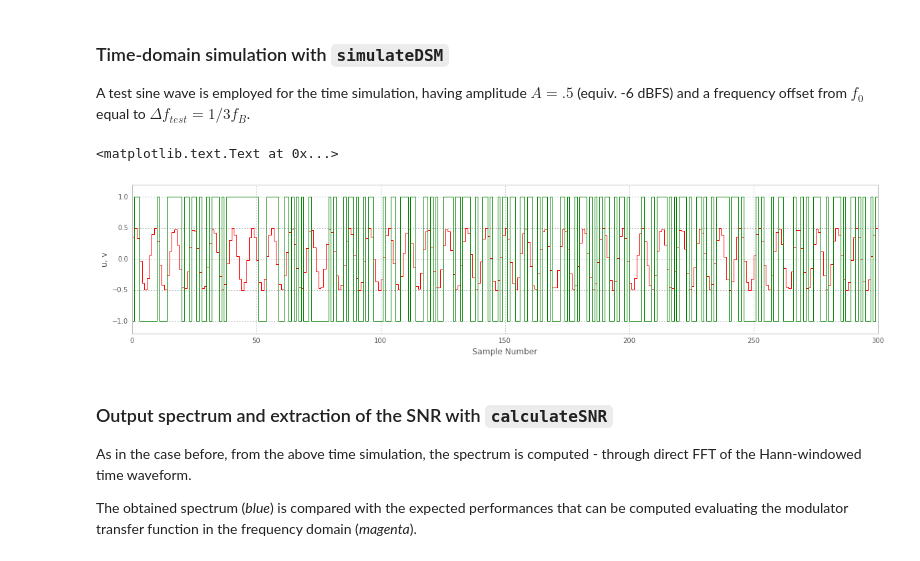
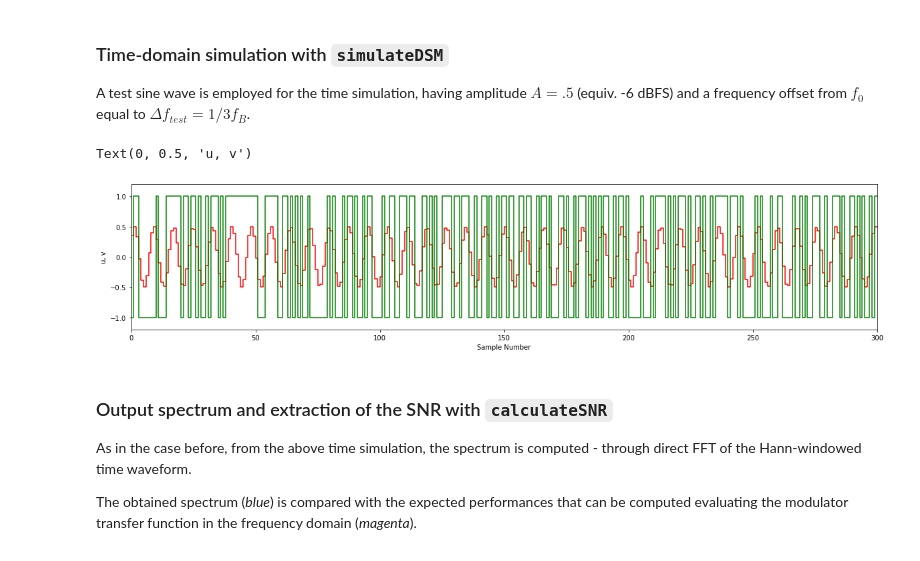
Before and after one commit to ggventurini/python-deltasigma, a Jupyter notebook: examples/dsdemo2.ipynb, the cells around one changed output. Drawn from its saved outputs; the diff is of its cells as text; code cells hidden in the pictures.

```diff
--- a/examples/dsdemo2.ipynb
+++ b/examples/dsdemo2.ipynb
@@ -108,20 +111,20 @@ H = synthesizeNTF(order, OSR, 1, 1.5, f0)
 
 A test sine wave is employed for the time simulation, having amplitude $A = .5$ (equiv. -6 dBFS) and a frequency offset from $f_0$ equal to $\Delta f_{test} = 1/3 f_B$.
 # %%
-figure(figsize=(20, 4))
+plt.figure(figsize=(20, 4))
 fB = int(np.ceil(N/(2. * OSR)))
 ftest = int(np.round(f0*N + 1./3 * fB))
 u = 0.5*np.sin(2*np.pi*ftest/N*np.arange(N))
 v, xn, xmax, y = simulateDSM(u, H)
 t = np.arange(301)
-step(t, u[t], 'r')
-step(t, v[t], 'g')
-axis([0, 300, -1.2, 1.2])
-xlabel('Sample Number')
-ylabel('u, v')
+plt.step(t, u[t], 'r')
+plt.step(t, v[t], 'g')
+plt.axis([0, 300, -1.2, 1.2])
+plt.xlabel('Sample Number')
+plt.ylabel('u, v')
 # %% [output]
-<matplotlib.text.Text at 0x...>
+Text(0, 0.5, 'u, v')
-[figure, old version]
+[figure, new version]
 # %% [markdown]
 ### Output spectrum and extraction of the SNR with `calculateSNR`
 
```
Also changed, not shown: parts of 10 cells of this notebook, 1 other file.
